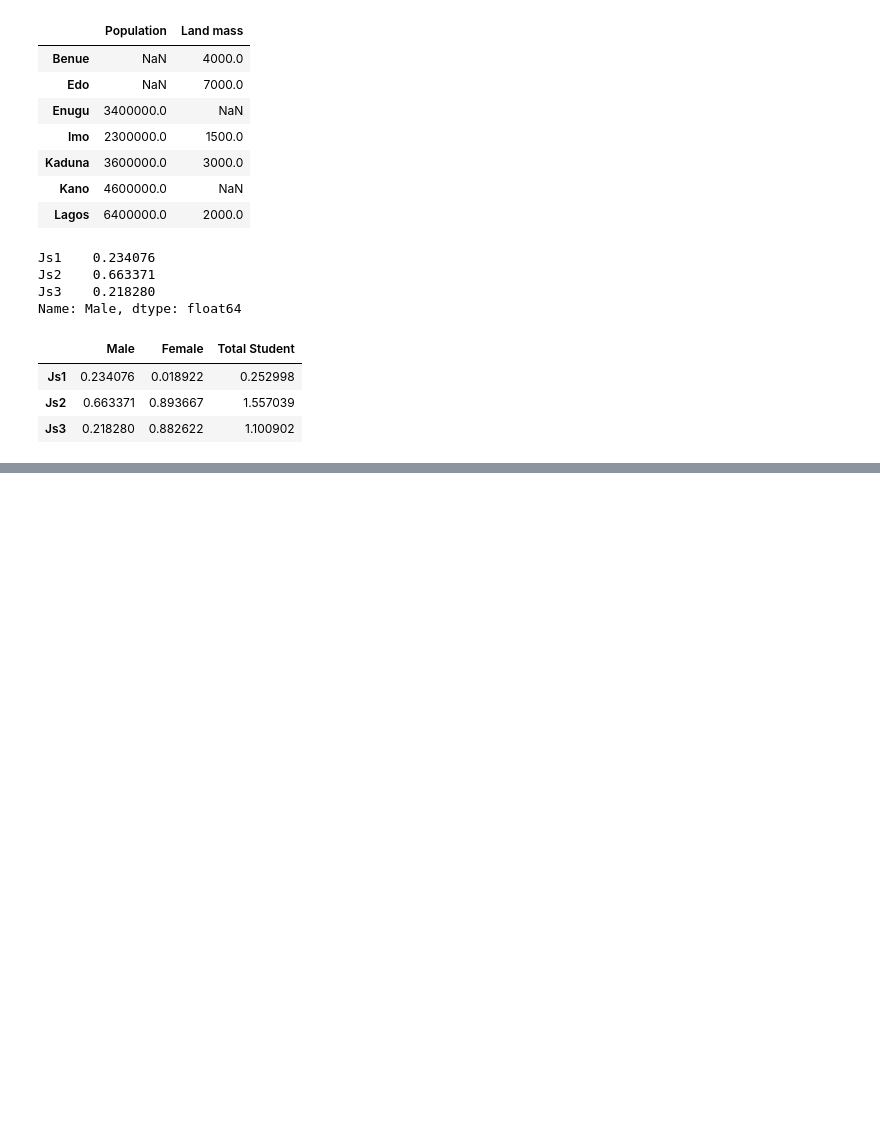
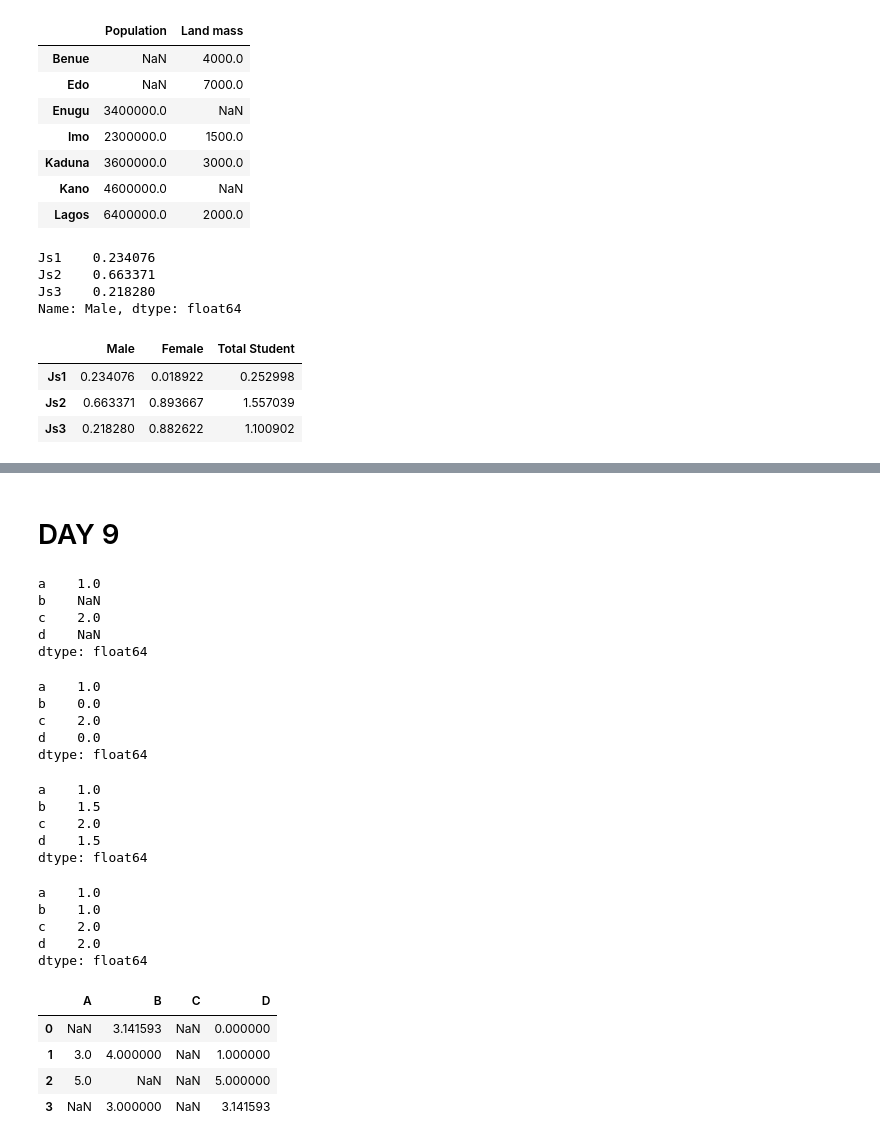
Before and after one commit to paulow540/100-days-of-coding-and-machine-learning-, a Jupyter notebook: Untitled.ipynb, the cells around one changed output, grey strips where cells are left out. Drawn from its saved outputs; the diff is of its cells as text; code cells hidden in the pictures; blank space fills up the shorter version.

```diff
--- a/Untitled.ipynb
+++ b/Untitled.ipynb
@@ -1020,0 +1022,48 @@ specification of the merge key(using the left_on amd right_on keyword)merging us
+# %% [markdown]
+# DAY 9
+# %%
+nandata = pd.Series([1, np.nan, 2, np.nan ], index=list("abcd"))
+nandata
+# %% [output]
+a    1.0
+b    NaN
+c    2.0
+d    NaN
+dtype: float64
+# %%
+nandata.fillna(0)
+# %% [output]
+a    1.0
+b    0.0
+c    2.0
+d    0.0
+dtype: float64
+# %%
+nandata.fillna(nandata.mean())
+# %% [output]
+a    1.0
+b    1.5
+c    2.0
+d    1.5
+dtype: float64
+# %%
+nandata.fillna(method="ffill")
+# %% [output]
+a    1.0
+b    1.0
+c    2.0
+d    2.0
+dtype: float64
+# %%
+second_data = pd.DataFrame([[np.nan, np.pi, np.nan, 0],
+                  [3, 4, np.nan, 1],
+                   [5, np.nan, np.nan, 5],
+                   [np.nan, 3, np.nan, np.pi]],
+                  columns=list('ABCD'))
+second_data
+# %% [output]
+|  | A | B | C | D |
+| 0 | NaN | 3.141593 | NaN | 0.000000 |
+| 1 | 3.0 | 4.000000 | NaN | 1.000000 |
+| 2 | 5.0 | NaN | NaN | 5.000000 |
+| 3 | NaN | 3.000000 | NaN | 3.141593 |
```
Also changed, not shown: parts of 32 cells of this notebook, 5 other files.
